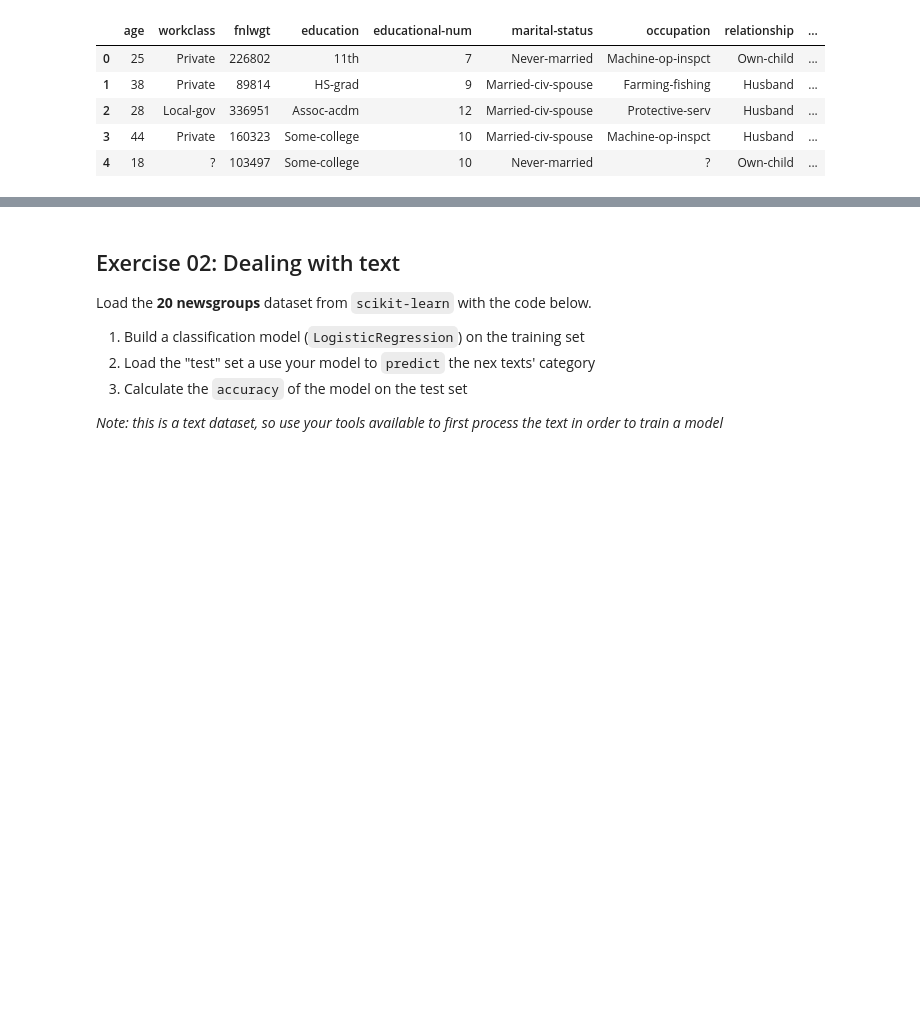
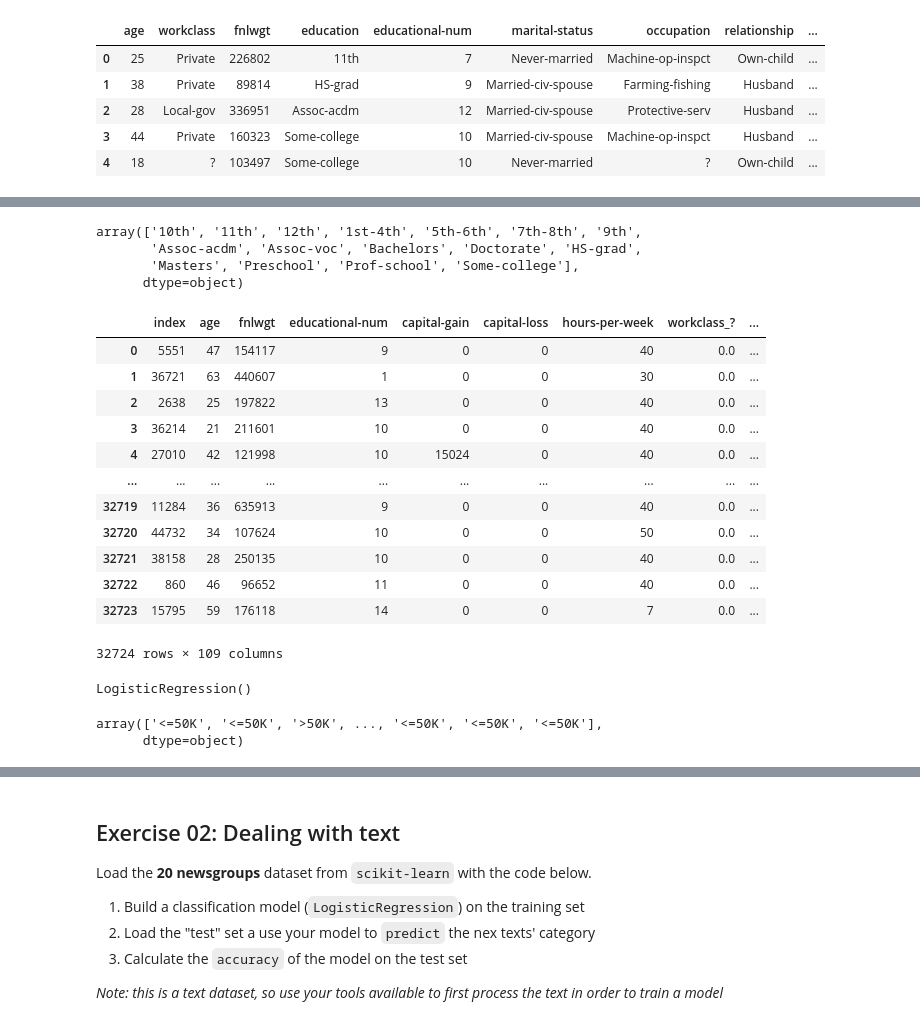
Before and after one commit to notvikke/master_2023, a Jupyter notebook: Python_in_Data_Analysis/Session_07/S07_SessionHomework.ipynb, the cells around one changed output, grey strips where cells are left out. Cells and saved outputs as stored; diff of their text form; code cells hidden in the pictures; blank space fills up the shorter version.

```diff
--- a/Python_in_Data_Analysis/Session_07/S07_SessionHomework.ipynb
+++ b/Python_in_Data_Analysis/Session_07/S07_SessionHomework.ipynb
@@ -60,0 +72,5 @@ data.head()
+# %%
+#select categorical data
+X_train_cat = X_train.select_dtypes("O")
+X_train_cat_ohe = ohe.fit_transform(X_train_cat)
+X_train_cat_ohe
@@ -60,0 +85,29 @@ data.head()
+# %%
+ohe.categories_[1]
+# %% [output]
+array(['10th', '11th', '12th', '1st-4th', '5th-6th', '7th-8th', '9th',
+       'Assoc-acdm', 'Assoc-voc', 'Bachelors', 'Doctorate', 'HS-grad',
+       'Masters', 'Preschool', 'Prof-school', 'Some-college'],
+      dtype=object)
+# %%
+X_train_cat_ohe = pd.DataFrame(X_train_cat_ohe, columns=ohe.get_feature_names_out())
+# %%
+X_train_full = pd.concat([X_train.reset_index(), X_train_cat_ohe], axis=1)
+# %%
+X_train_full = X_train_full.drop(columns=X_train_cat.columns)
+# %%
+X_train_full
+# %% [output]
+|  | index | age | fnlwgt | educational-num | capital-gain | capital-loss | hours-per-week | workclass_? | ... |
+| 0 | 5551 | 47 | 154117 | 9 | 0 | 0 | 40 | 0.0 | ... |
+| 1 | 36721 | 63 | 440607 | 1 | 0 | 0 | 30 | 0.0 | ... |
+| 2 | 2638 | 25 | 197822 | 13 | 0 | 0 | 40 | 0.0 | ... |
+| 3 | 36214 | 21 | 211601 | 10 | 0 | 0 | 40 | 0.0 | ... |
+| 4 | 27010 | 42 | 121998 | 10 | 15024 | 0 | 40 | 0.0 | ... |
+| ... | ... | ... | ... | ... | ... | ... | ... | ... | ... |
+| 32719 | 11284 | 36 | 635913 | 9 | 0 | 0 | 40 | 0.0 | ... |
+| 32720 | 44732 | 34 | 107624 | 10 | 0 | 0 | 50 | 0.0 | ... |
+| 32721 | 38158 | 28 | 250135 | 10 | 0 | 0 | 40 | 0.0 | ... |
+| 32722 | 860 | 46 | 96652 | 11 | 0 | 0 | 40 | 0.0 | ... |
+| 32723 | 15795 | 59 | 176118 | 14 | 0 | 0 | 7 | 0.0 | ... |
+32724 rows × 109 columns
@@ -60,0 +117,4 @@ data.head()
+# %%
+lr.fit(X_train_full, y_train)
+# %% [output]
+LogisticRegression()
@@ -60,0 +128,5 @@ data.head()
+# %%
+lr.predict(X_test_full)
+# %% [output]
+array(['<=50K', '<=50K', '>50K', ..., '<=50K', '<=50K', '<=50K'],
+      dtype=object)
```
Also changed, not shown: parts of 14 cells of this notebook.
